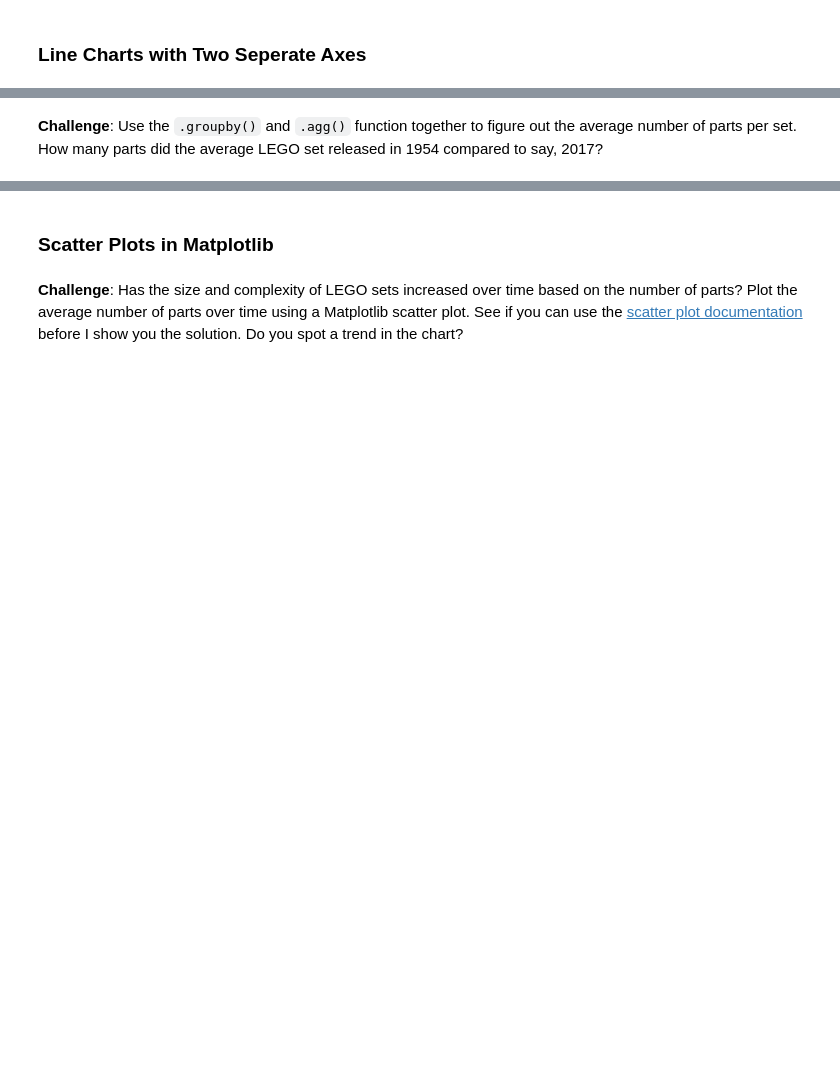
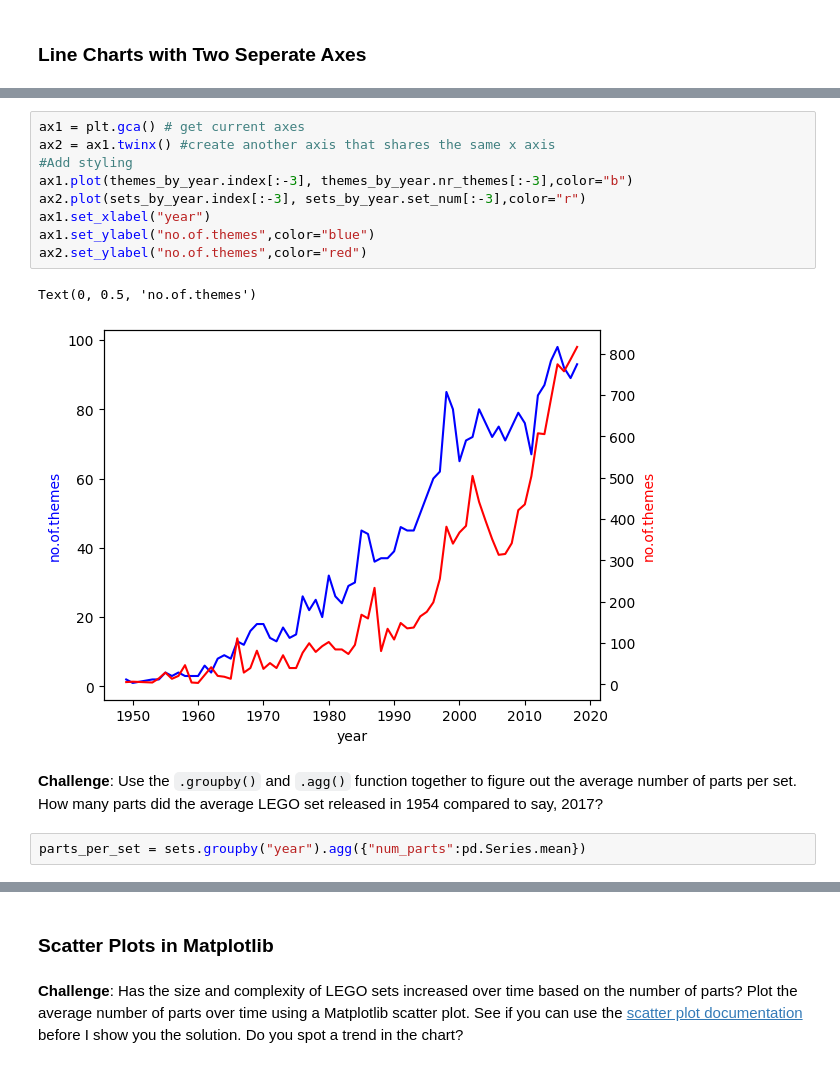
Before and after one commit to py-dev-nandini-12/workspace-Data-science-projects, a Jupyter notebook: Lego_Analysis_for_Course_(start).ipynb, the cells around one changed output, grey strips where cells are left out. Saved outputs shown, nothing was run; the diff lists cells and outputs as text; blank space fills up the shorter version.

```diff
--- a/Lego_Analysis_for_Course_(start).ipynb
+++ b/Lego_Analysis_for_Course_(start).ipynb
@@ -207,2 +235,16 @@ Let's work out the number of different themes shipped by year. This means we hav
+# %%
+ax1 = plt.gca() # get current axes
+ax2 = ax1.twinx() #create another axis that shares the same x axis
+#Add styling
+ax1.plot(themes_by_year.index[:-3], themes_by_year.nr_themes[:-3],color="b")
+ax2.plot(sets_by_year.index[:-3], sets_by_year.set_num[:-3],color="r")
+ax1.set_xlabel("year")
+ax1.set_ylabel("no.of.themes",color="blue")
+ax2.set_ylabel("no.of.themes",color="red")
+# %% [output]
+Text(0, 0.5, 'no.of.themes')
+[figure, added]
 # %% [markdown]
 **Challenge**: Use the <code>.groupby()</code> and <code>.agg()</code> function together to figure out the average number of parts per set. How many parts did the average LEGO set released in 1954 compared to say, 2017?
+# %%
+parts_per_set = sets.groupby("year").agg({"num_parts":pd.Series.mean})
```
Also changed, not shown: parts of 36 cells of this notebook.
